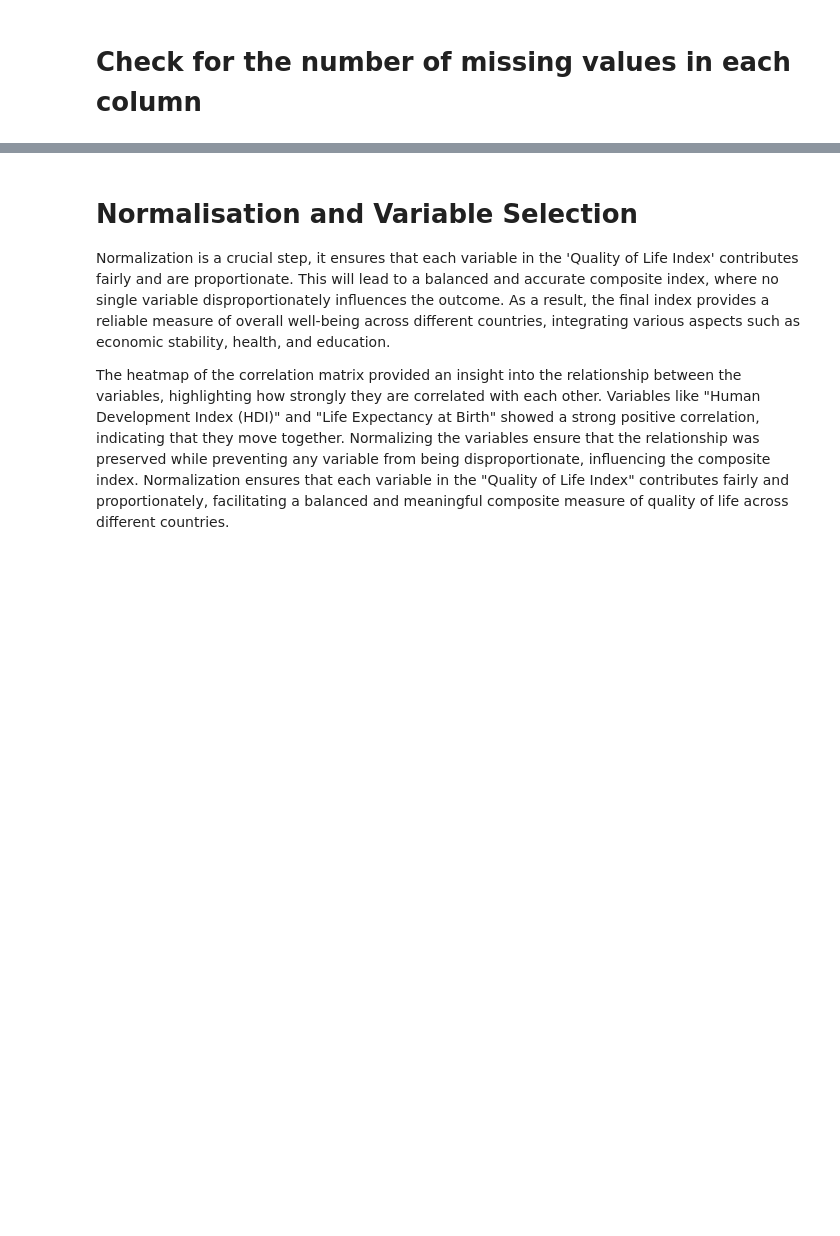
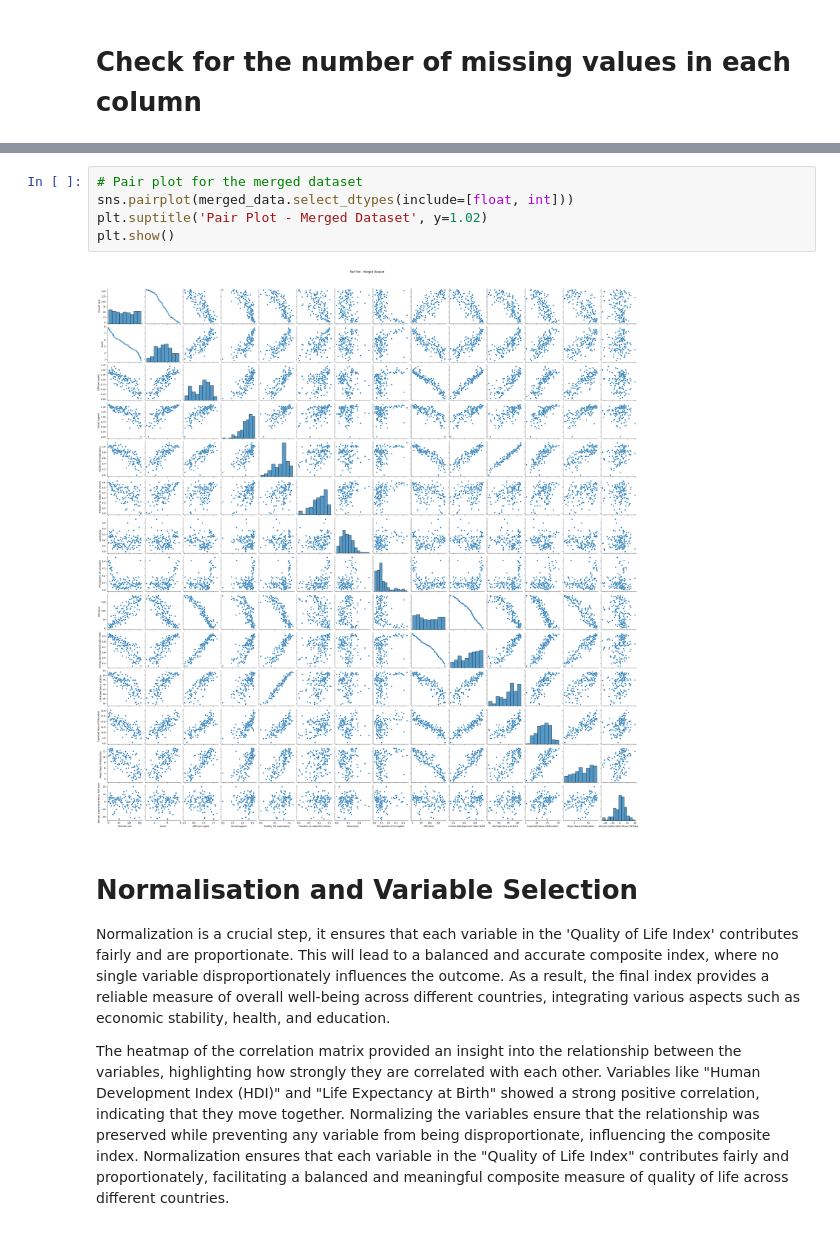
Before and after one commit to samolajide23/DAV-Repeat, a Jupyter notebook: app.ipynb, the cells around one changed output, grey strips where cells are left out. Drawn from its saved outputs; the diff is of its cells as text; blank space fills up the shorter version.

```diff
--- a/app.ipynb
+++ b/app.ipynb
@@ -183,3 +215,10 @@ plt.show()
+# %%
+# Pair plot for the merged dataset
+sns.pairplot(merged_data.select_dtypes(include=[float, int]))
+plt.suptitle('Pair Plot - Merged Dataset', y=1.02)
+plt.show()
+# %% [output]
+[figure, added]
 # %% [markdown]
 # Normalisation and Variable Selection
 Normalization is a crucial step, it ensures that each variable in the 'Quality of Life Index' contributes fairly and are proportionate. This will lead to a balanced and accurate composite index, where no single variable disproportionately influences the outcome. As a result, the final index provides a reliable measure of overall well-being across different countries, integrating various aspects such as economic stability, health, and education.
```
Also changed, not shown: parts of 12 cells of this notebook.
